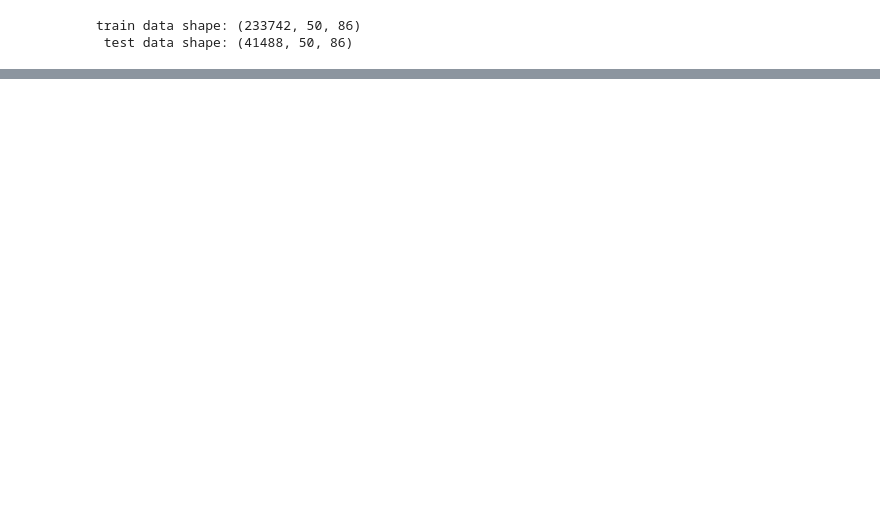
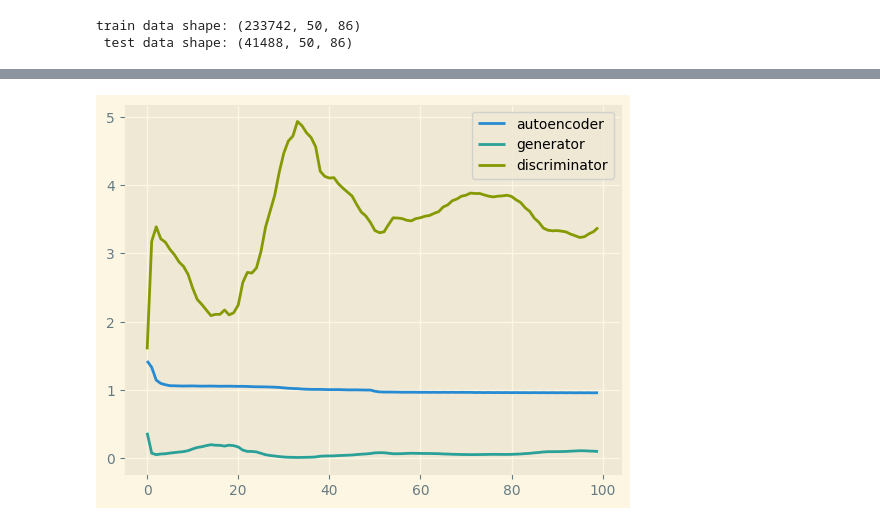
Before and after one commit to shadow036/machine-learning-in-applications, a Jupyter notebook: AAE.ipynb, the cells around one changed output, grey strips where cells are left out. Cells and saved outputs as stored; diff of their text form; code cells hidden in the pictures; blank space fills up the shorter version.

```diff
--- a/AAE.ipynb
+++ b/AAE.ipynb
@@ -143,20 +176,18 @@ def make_discriminator_model(z_size):
     return model
 # %%
 z_dim = 512
-with tf.device('/GPU:0'):
-    encoder = make_encoder_model(z_dim)
-    decoder = make_decoder_model(z_dim)
-    discriminator = make_discriminator_model(z_dim)
+encoder = make_encoder_model(z_dim)
+decoder = make_decoder_model(z_dim)
+discriminator = make_discriminator_model(z_dim)
 # %%
 # Define loss functions
 ae_loss_weight = 1.
 gen_loss_weight = 1.
 dc_loss_weight = 1.
 
-with tf.device('/GPU:0'):
-    cross_entropy = tf.keras.losses.BinaryCrossentropy(from_logits=True)
-    mse = tf.keras.losses.MeanSquaredError()
-    accuracy = tf.keras.metrics.BinaryAccuracy()
+cross_entropy = tf.keras.losses.BinaryCrossentropy(from_logits=True)
+mse = tf.keras.losses.MeanSquaredError()
+accuracy = tf.keras.metrics.BinaryAccuracy()
 # %%
 def autoencoder_loss(inputs, reconstruction, loss_weight):
     return loss_weight * mse(inputs, reconstruction)
@@ -171,16 +202,15 @@ def discriminator_loss(real_output, fake_output, loss_weight):
 def generator_loss(fake_output, loss_weight):
     return loss_weight * cross_entropy(tf.ones_like(fake_output), fake_output)
 # %%
-base_lr = 0.00025
-max_lr = 0.0025
+base_lr = 0.000001
+max_lr = 0.00001
 
 n_samples = data_train.shape[0]
 step_size = 2 * np.ceil(n_samples / batch_size)
 global_step = 0
 # %%
-with tf.device('/GPU:0'):
-    ae_optimizer = tf.keras.optimizers.Adam(learning_rate=base_lr)
-    dc_optimizer = tf.keras.optimizers.Adam(learning_rate=base_lr)
-    gen_optimizer = tf.keras.optimizers.Adam(learning_rate=base_lr)
+ae_optimizer = tf.keras.optimizers.Adam(learning_rate=base_lr)
+dc_optimizer = tf.keras.optimizers.Adam(learning_rate=base_lr)
+gen_optimizer = tf.keras.optimizers.Adam(learning_rate=base_lr)
 # %%
 def train_step(batch_x):
@@ -354,0 +414,8 @@ KeyboardInterrupt:
+# %%
+plt.plot(train_autoencoder_loss, label="autoencoder")
+plt.plot(train_generator_loss, label="generator")
+plt.plot(train_discriminator_loss, label="discriminator")
+plt.legend()
+plt.show()
+# %% [output]
+[figure, added]
```
Also changed, not shown: parts of 12 cells of this notebook, 1 other file.
